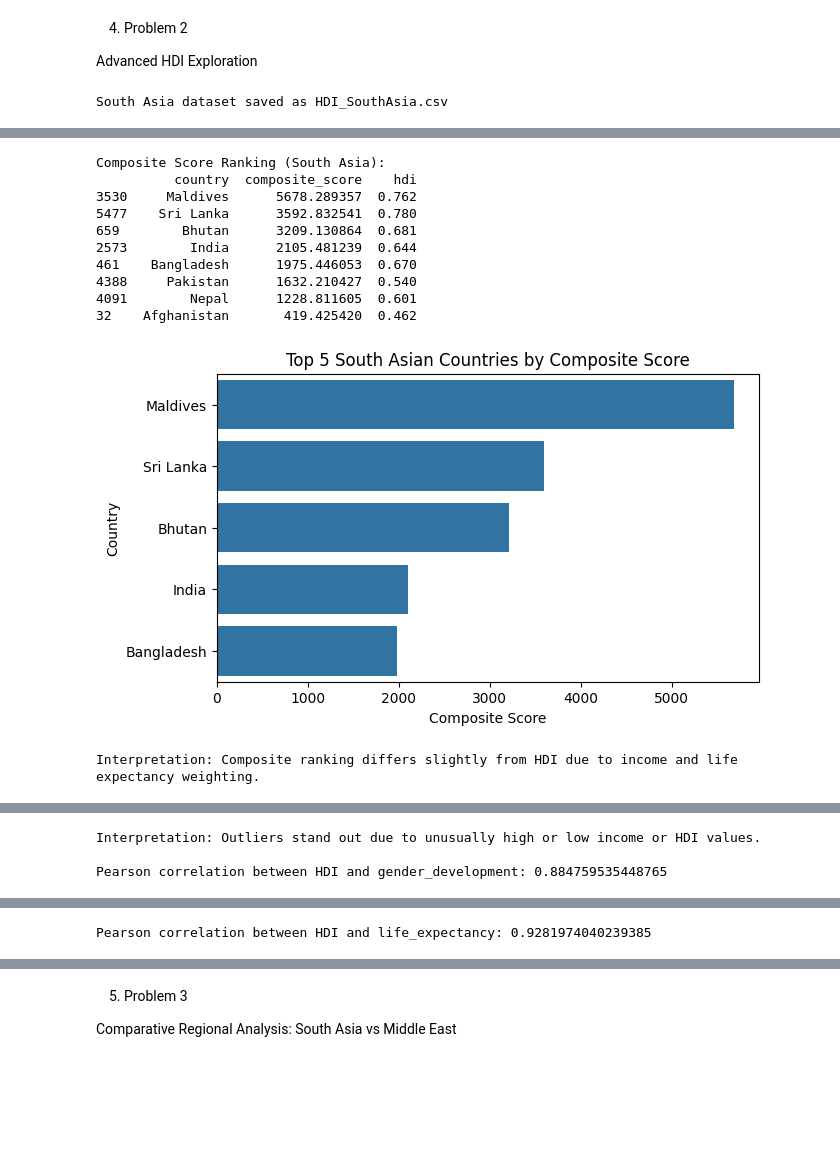
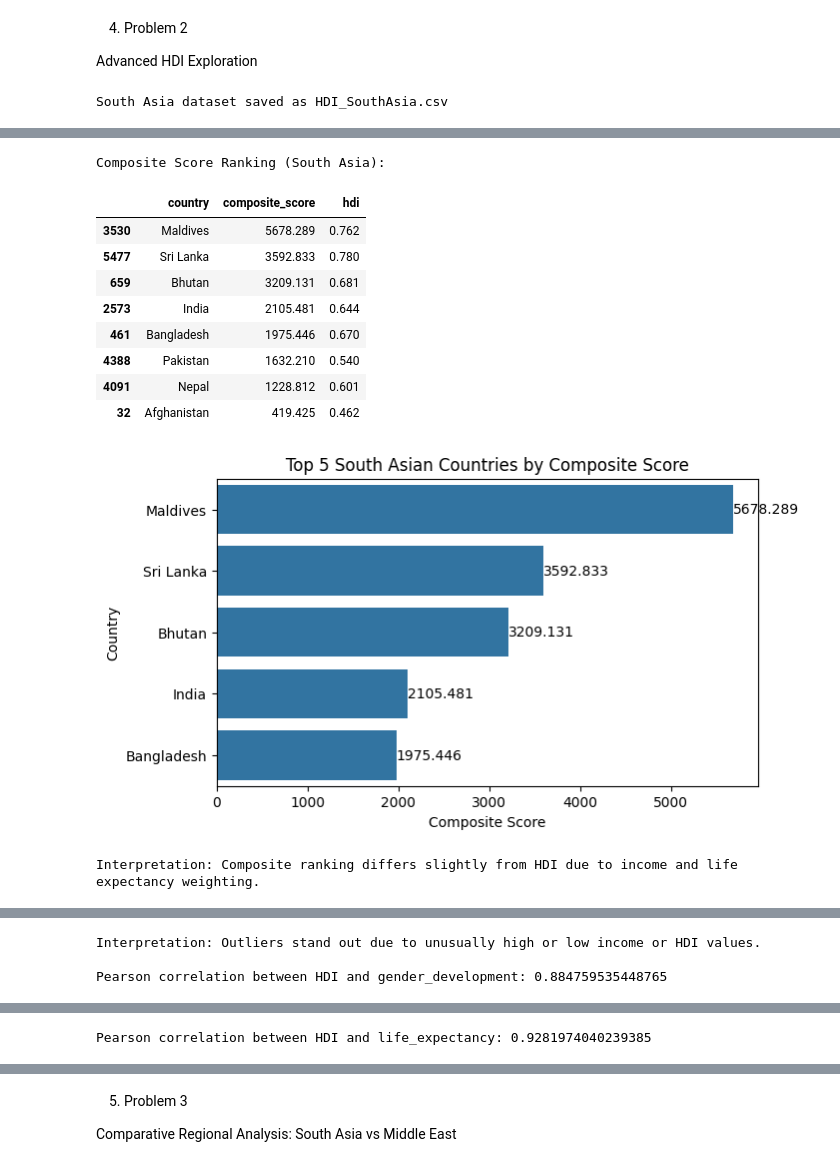
Before and after one commit to Pragya-code/Final_Assignment1_AI, a Jupyter notebook: 2505496_Pragya_Rajbanshi.ipynb, the cells around one changed output, grey strips where cells are left out. Saved outputs shown, nothing was run; the diff lists cells and outputs as text; code cells hidden in the pictures; blank space fills up the shorter version.

Commit message:
Created using Colab, Final Assignment 1

```diff
--- a/2505496_Pragya_Rajbanshi.ipynb
+++ b/2505496_Pragya_Rajbanshi.ipynb
@@ -419,6 +453,7 @@ import pandas as pd
 import numpy as np
 import matplotlib.pyplot as plt
 import seaborn as sns
+from IPython.display import display
 
 
 df = pd.read_csv(
@@ -467,6 +502,24 @@ south_asia_df['life_expectancy'] = pd.to_numeric(
 south_asia_df['gross_inc_percap'] = pd.to_numeric(
     south_asia_df['gross_inc_percap'], errors='coerce'
 )
+south_asia_df['gender_development'] = pd.to_numeric(
+    south_asia_df['gender_development'], errors='coerce'
+)
+
+
+# Handle missing values using mean imputation
+south_asia_df['life_expectancy'] = south_asia_df['life_expectancy'].fillna(
+    south_asia_df['life_expectancy'].mean()
+)
+
+south_asia_df['gross_inc_percap'] = south_asia_df['gross_inc_percap'].fillna(
+    south_asia_df['gross_inc_percap'].mean()
+)
+
+south_asia_df['gender_development'] = south_asia_df['gender_development'].fillna(
+    south_asia_df['gender_development'].mean()
+)
+
 
 
 
@@ -484,16 +537,16 @@ sa_latest = south_asia_df[south_asia_df['year'] == latest_year]
 
 composite_rank = sa_latest.sort_values(
     by='composite_score', ascending=False
-)
+).dropna(subset=['composite_score'])
 
 print("\nComposite Score Ranking (South Asia):")
-print(composite_rank[['country', 'composite_score', 'hdi']])
-
+display(composite_rank[['country', 'composite_score', 'hdi']].style.format({'composite_score': '{:.3f}', 'hdi': '{:.3f}'}))
 
 
 # 2.4 Plot top 5 countries
+top5 = composite_rank.head(5)
 plt.figure(figsize=(7,4))
-sns.barplot(
+ax = sns.barplot(
     data=composite_rank.head(5),
     x='composite_score',
     y='country'
@@ -501,6 +554,8 @@ sns.barplot(
 plt.title("Top 5 South Asian Countries by Composite Score")
 plt.xlabel("Composite Score")
 plt.ylabel("Country")
+for i, v in enumerate(top5['composite_score']):
+    ax.text(v, i, f"{v:.3f}", va='center')
 plt.show()
 
 print("Interpretation: Composite ranking differs slightly from HDI due to income and life expectancy weighting.")
@@ -586,53 +641,64 @@ print("Interpretation: Life expectancy shows a stronger relationship with HDI th
 
 
 # 5. Gap Analysis
 
 # 5.1 Create GNI-HDI Gap
+sa_latest = sa_latest.copy()
 sa_latest['gni_hdi_gap'] = sa_latest['gross_inc_percap'] - sa_latest['hdi']
 
 
 # 5.2 Rank gaps
 gap_desc = sa_latest.sort_values(by='gni_hdi_gap', ascending=False)
 gap_asc = sa_latest.sort_values(by='gni_hdi_gap', ascending=True)
 
 print("\nTop 3 Positive GNI-HDI Gaps:")
-print(gap_desc[['country', 'gni_hdi_gap']].head(3))
+display(gap_desc[['country', 'gni_hdi_gap']].head(3).style.format({'gni_hdi_gap': '{:.2f}'}))
 
 print("\nTop 3 Negative GNI-HDI Gaps:")
-print(gap_asc[['country', 'gni_hdi_gap']].head(3))
+display(gap_asc[['country', 'gni_hdi_gap']].head(3).style.format({'gni_hdi_gap': '{:.2f}'}))
 
 
 
 # 5.3 Plot gaps
-gap_plot_df = pd.concat([gap_desc.head(3), gap_asc.head(3)])
+plt.figure(figsize=(6,4))
+sns.barplot(
+    data=gap_desc.head(3),
+    x='country',
+    y='gni_hdi_gap'
+)
+plt.title("Top 3 Positive GNI–HDI Gaps (South Asia)")
+plt.xlabel("Country")
+plt.ylabel("GNI–HDI Gap")
+plt.show()
 
-plt.figure(figsize=(7,4))
+
+plt.figure(figsize=(6,4))
 sns.barplot(
-    data=gap_plot_df,
-    x='gni_hdi_gap',
-    y='country'
+    data=gap_asc.head(3),
+    x='country',
+    y='gni_hdi_gap'
 )
-plt.title("Top Positive and Negative GNI–HDI Gaps (South Asia)")
-plt.xlabel("GNI–HDI Gap")
-plt.ylabel("Country")
+plt.title("Top 3 Negative GNI–HDI Gaps (South Asia)")
+plt.xlabel("Country")
+plt.ylabel("GNI–HDI Gap")
 plt.show()
 
 print("Interpretation: High gaps indicate income not fully translating into human development.")
 # %% [output]
 South Asia dataset saved as HDI_SouthAsia.csv
 [interactive output not drawn]
 [interactive output not drawn]
 Composite Score Ranking (South Asia):
-          country  composite_score    hdi
-3530     Maldives      5678.289357  0.762
-5477    Sri Lanka      3592.832541  0.780
-659        Bhutan      3209.130864  0.681
-2573        India      2105.481239  0.644
-461    Bangladesh      1975.446053  0.670
-4388     Pakistan      1632.210427  0.540
-4091        Nepal      1228.811605  0.601
-32    Afghanistan       419.425420  0.462
+|  | country | composite_score | hdi |
+| 3530 | Maldives | 5678.289 | 0.762 |
+| 5477 | Sri Lanka | 3592.833 | 0.780 |
+| 659 | Bhutan | 3209.131 | 0.681 |
+| 2573 | India | 2105.481 | 0.644 |
+| 461 | Bangladesh | 1975.446 | 0.670 |
+| 4388 | Pakistan | 1632.210 | 0.540 |
+| 4091 | Nepal | 1228.812 | 0.601 |
+| 32 | Afghanistan | 419.425 | 0.462 |
-[figure, old version]
+[figure, new version]
 Interpretation: Composite ranking differs slightly from HDI due to income and life expectancy weighting.
 [figure]
 Interpretation: Outliers stand out due to unusually high or low income or HDI values.
```
Also changed, not shown: parts of 5 cells of this notebook.
